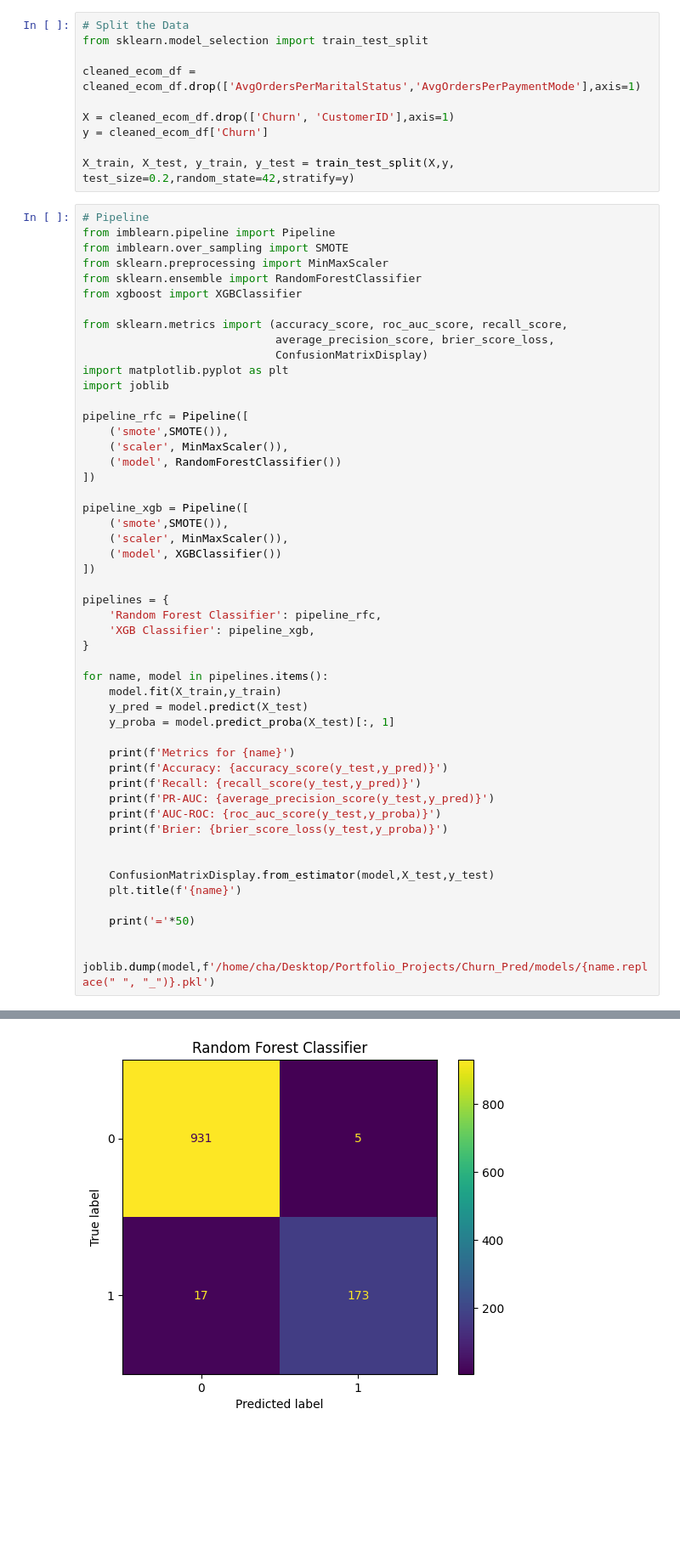
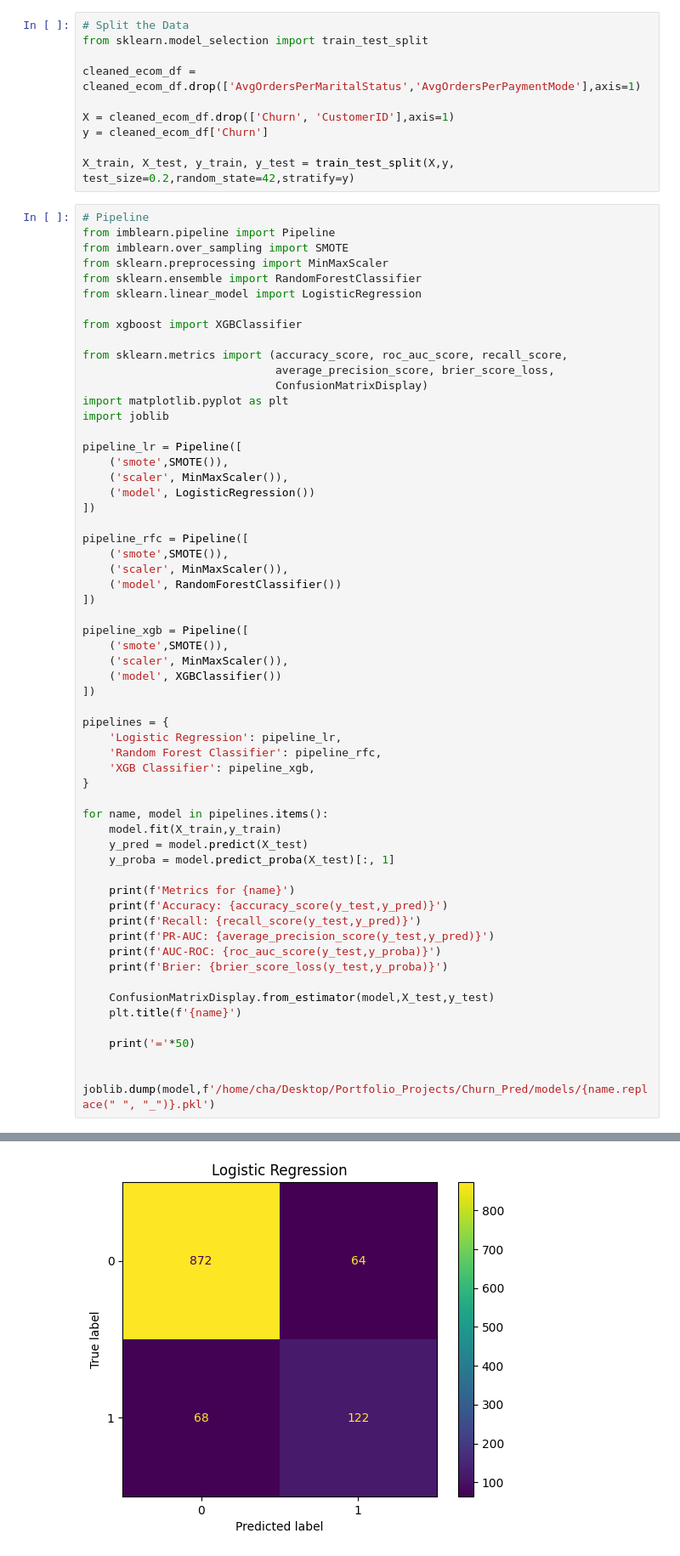
Before and after one commit to rcharles-ai/ecommerce_churn_prediction, a Jupyter notebook: notebooks/modeling.ipynb, the cells around one changed output, grey strips where cells are left out. Shown at 85% size. Drawn from its saved outputs; the diff is of its cells as text; blank space fills up the shorter version.

Commit message:
feat(baseline): Add Logistic Regression Model Baseline

```diff
--- a/notebooks/modeling.ipynb
+++ b/notebooks/modeling.ipynb
@@ -27,6 +27,8 @@ from imblearn.pipeline import Pipeline
 from imblearn.over_sampling import SMOTE
 from sklearn.preprocessing import MinMaxScaler
 from sklearn.ensemble import RandomForestClassifier
+from sklearn.linear_model import LogisticRegression
+
 from xgboost import XGBClassifier
 
 from sklearn.metrics import (accuracy_score, roc_auc_score, recall_score,
@@ -34,6 +36,12 @@ from sklearn.metrics import (accuracy_score, roc_auc_score, recall_score,
                              ConfusionMatrixDisplay)
 import matplotlib.pyplot as plt
 import joblib
+
+pipeline_lr = Pipeline([
+    ('smote',SMOTE()),
+    ('scaler', MinMaxScaler()),
+    ('model', LogisticRegression())
+])
 
 pipeline_rfc = Pipeline([
     ('smote',SMOTE()),
@@ -48,6 +56,7 @@ pipeline_xgb = Pipeline([
 ])
 
 pipelines = {
+    'Logistic Regression': pipeline_lr,
     'Random Forest Classifier': pipeline_rfc,
     'XGB Classifier': pipeline_xgb,
 }
@@ -64,7 +73,6 @@ for name, model in pipelines.items():
     print(f'AUC-ROC: {roc_auc_score(y_test,y_proba)}')
     print(f'Brier: {brier_score_loss(y_test,y_proba)}')
 
-
     ConfusionMatrixDisplay.from_estimator(model,X_test,y_test)
     plt.title(f'{name}')
 
@@ -89 +100 @@ Brier: 0.010167272292926046
-[figure, old version]
+[figure, new version]
```
Also changed, not shown: parts of 2 cells of this notebook.
